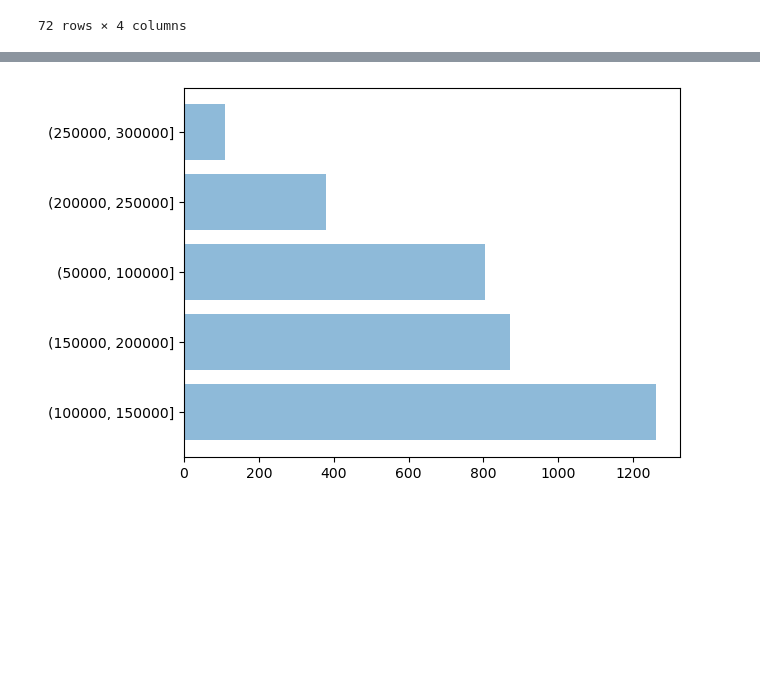
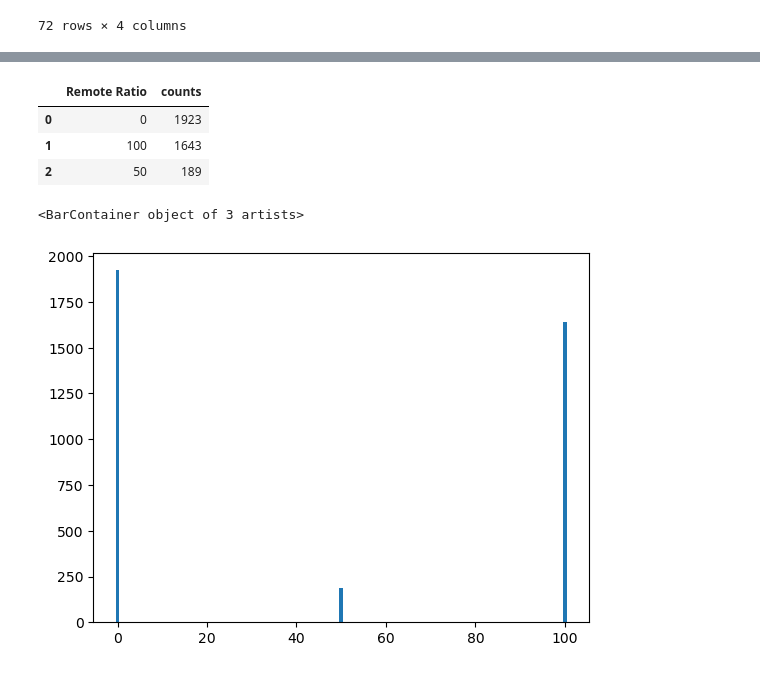
Before and after one commit to ueaul/data-mining-projekt, a Jupyter notebook: Notebooks/Exploration_TD.ipynb, the cells around one changed output, grey strips where cells are left out. Drawn from its saved outputs; the diff is of its cells as text; code cells hidden in the pictures; blank space fills up the shorter version.

```diff
--- a/Notebooks/Exploration_TD.ipynb
+++ b/Notebooks/Exploration_TD.ipynb
@@ -182,10 +166,14 @@ new_salary_count
 # %%
-y_pos = np.arange(len(new_salary_count['bins']))
-
-plt.barh(y_pos, new_salary_count['counts'],align='center', alpha=0.5)
-plt.yticks(y_pos, new_salary_count['bins'])
-
-
-plt.show()
+remote_ratio = df['remote_ratio'].value_counts().rename_axis('Remote Ratio').reset_index(name='counts')
+remote_ratio
 # %% [output]
-[figure, removed]
+|  | Remote Ratio | counts |
+| 0 | 0 | 1923 |
+| 1 | 100 | 1643 |
+| 2 | 50 | 189 |
+# %%
+
+plt.bar( remote_ratio['Remote Ratio'],remote_ratio['counts'])
+# %% [output]
+<BarContainer object of 3 artists>
+[figure, added]
```
Also changed, not shown: parts of 6 cells of this notebook.
